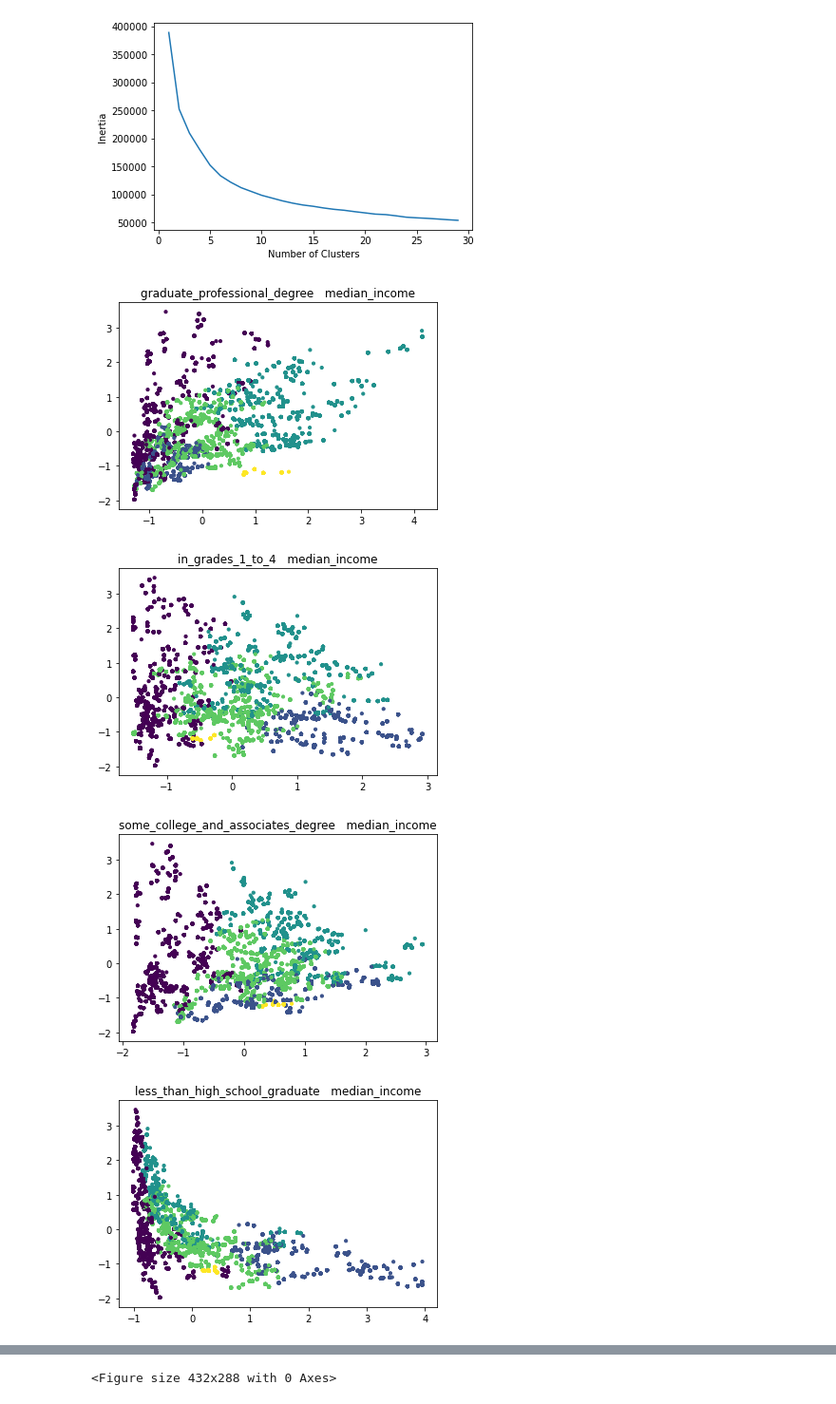
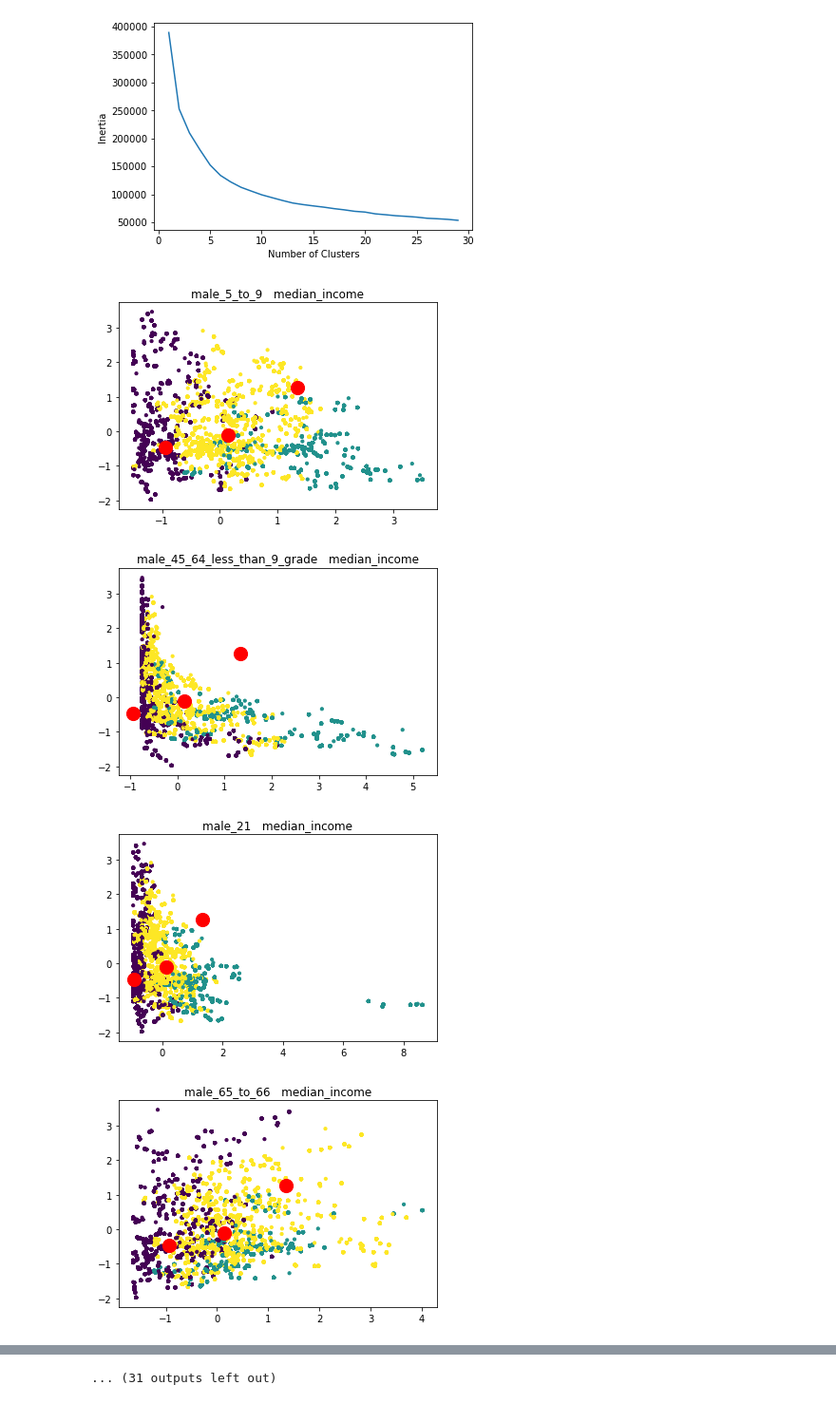
Before and after one commit to Yukti-K/7Park, a Jupyter notebook: Chitra/phoenix_model/7park_phoenix_acs_features all kmeans.ipynb, the cells around one changed output, grey strips where cells are left out. Shown at 95% size. Cells and saved outputs as stored; diff of their text form; code cells hidden in the pictures.

Commit message:
Fix minor bug in kmeans and added centroids to clusters

```diff
--- a/Chitra/phoenix_model/7park_phoenix_acs_features all kmeans.ipynb
+++ b/Chitra/phoenix_model/7park_phoenix_acs_features all kmeans.ipynb
@@ -782,19 +748,21 @@ plt.show()
 # %% [output]
 [figure]
 # %%
-k_means_new=KMeans(5)
-kmeans.fit(x_std[kmeansgrouping])
+k_means_new=KMeans(3)
+k_means_new.fit(x_std[kmeansgrouping])
 cluster_new=x_std[kmeansgrouping].copy()
 cluster_new['cluster_pred']=k_means_new.fit_predict(x_std[kmeansgrouping])
 cluster_new.shape
 for col in cluster_new.columns:
     plt.title(col+"   "+"median_income")
+    centers = k_means_new.cluster_centers_
     plt.scatter(cluster_new[col],cluster_new["median_income"], c=cluster_new["cluster_pred"],s=10)
+    plt.scatter(centers[:, 0], centers[:, 1], c='red', s=200);
     plt.draw()
     plt.pause(0.0001)
     plt.clf()
 # %% [output]
-[figure, old version]
+[figure, new version]
-[figure, old version]
+[figure, new version]
-[figure, old version]
+[figure, new version]
-[figure, old version]
+[figure, new version]
@@ -808,2 +777,2 @@ for col in cluster_new.columns:
-<Figure size 432x288 with 0 Axes>
+... (31 outputs left out)
 # %%
```
Also changed, not shown: parts of 16 cells of this notebook.
